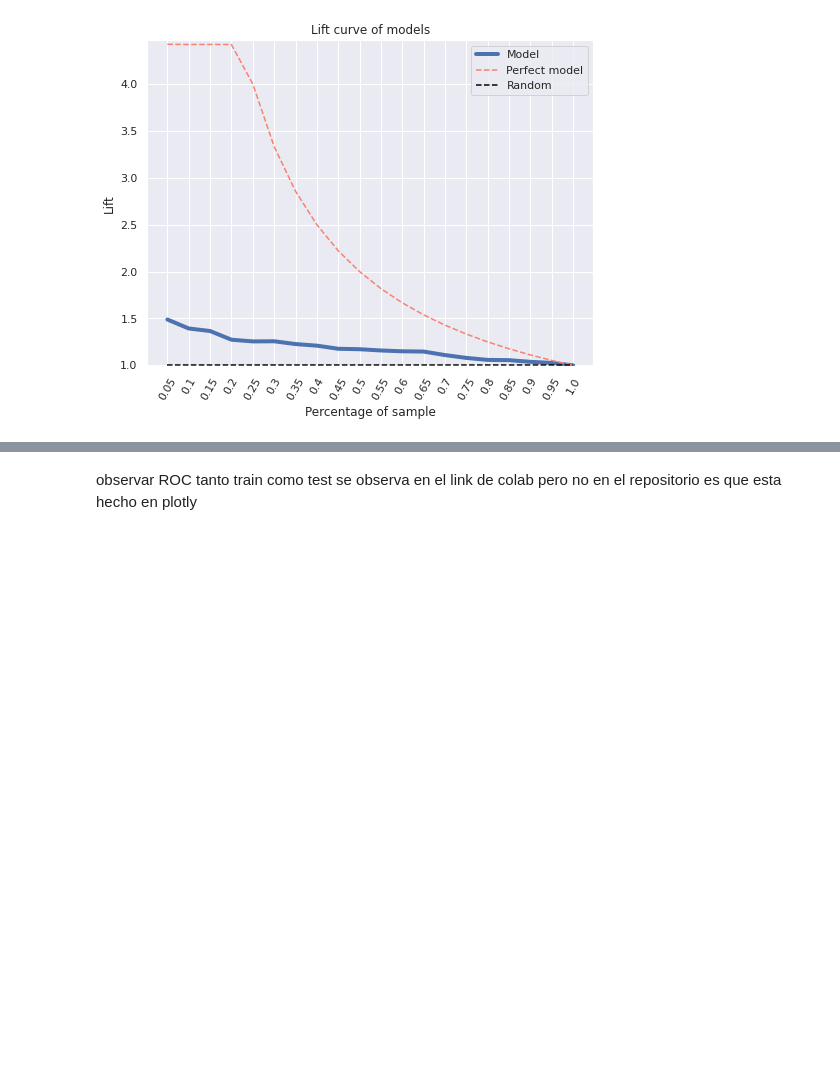
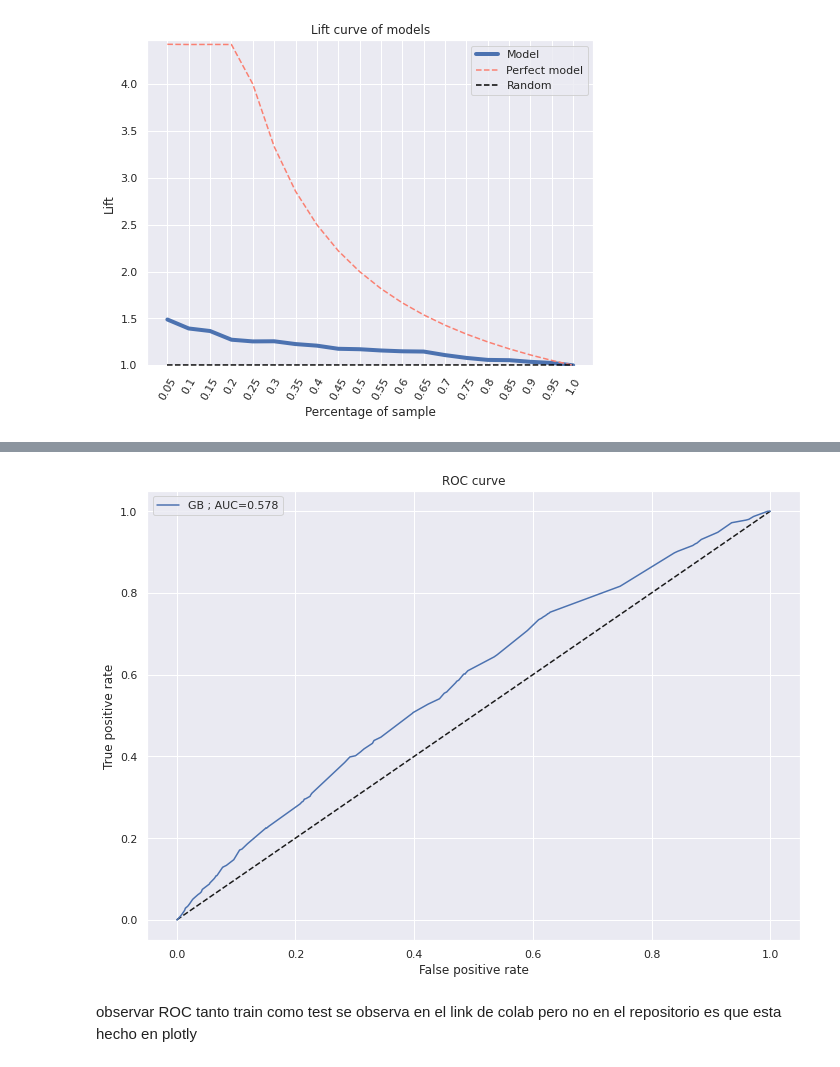
Before and after one commit to CamiloEFB/challenge, a Jupyter notebook: solution.ipynb, the cells around one changed output, grey strips where cells are left out. Cells and saved outputs as stored; diff of their text form; code cells hidden in the pictures; blank space fills up the shorter version.

```diff
--- a/solution.ipynb
+++ b/solution.ipynb
@@ -1511,3 +1527,7 @@ lift_curve_model(xgb1, X_test_1, y_test)
+# %%
+roc_graph(xgb1, X_test_1, y_test)
+# %% [output]
+[figure, added]
 # %%
 import plotly.express as px
 from sklearn.linear_model import LogisticRegression
```
Also changed, not shown: parts of 5 cells of this notebook.
